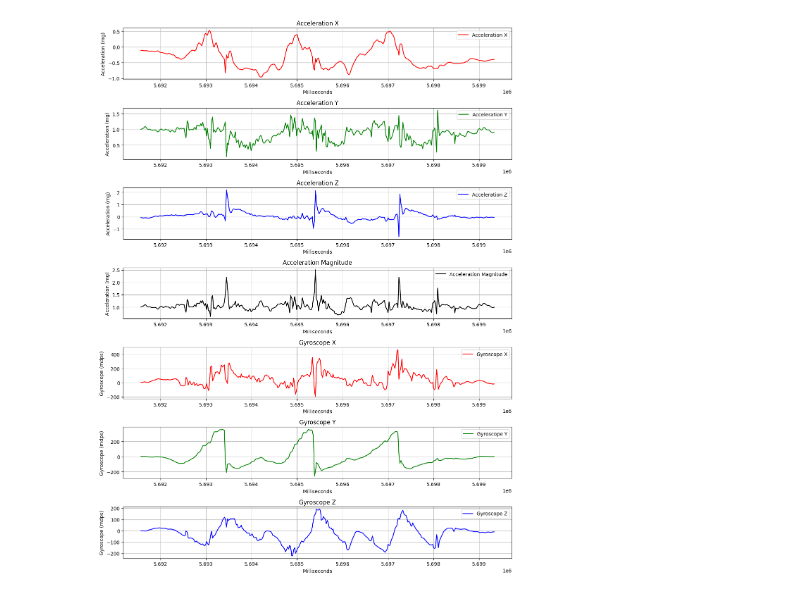
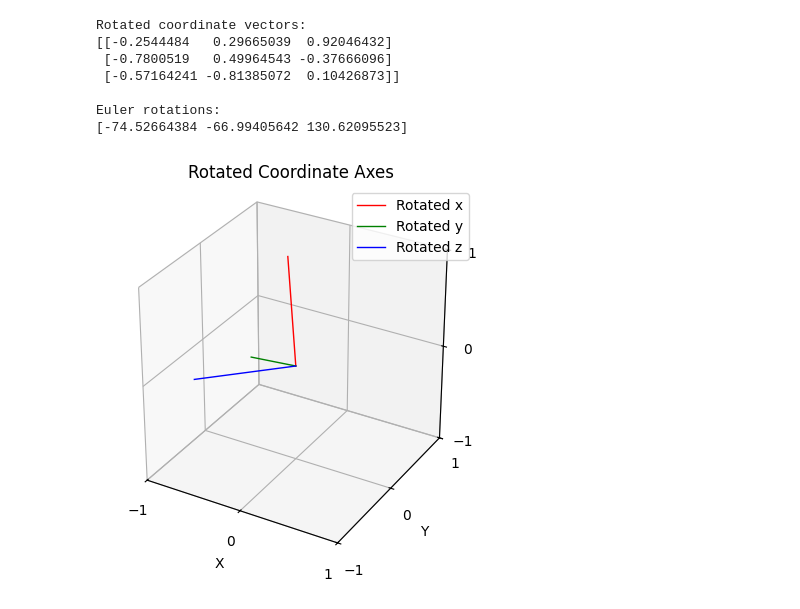
Before and after one commit to porubcinj/SmartSportsSensor, a Jupyter notebook: machine_learning/examples/visualization.ipynb, the cells around one changed output. Saved outputs shown, nothing was run; the diff lists cells and outputs as text; code cells hidden in the pictures.

```diff
--- a/machine_learning/examples/visualization.ipynb
+++ b/machine_learning/examples/visualization.ipynb
@@ -5 +13,47 @@ import numpy as np
+# %%
+seed = 42
+rng = np.random.default_rng(seed=seed)
+classifications = Classifications()
+# %%
+def display_rotation(rotation: R):
+    rotated_vectors = rotation.apply(np.identity(3))
+    print(f"Rotated coordinate vectors:\n{rotated_vectors}\n")
+    print(f"Euler rotations:\n{rotation.as_euler('xyz', degrees=True)}")
+
+    fig = plt.figure()
+    ax = fig.add_subplot(111, projection='3d')
+    colors = ['red', 'green', 'blue']
+    labels = ['Rotated x', 'Rotated y', 'Rotated z']
+    for i in range(3):
+        ax.plot(
+            [0, rotated_vectors[i, 0]],
+            [0, rotated_vectors[i, 1]],
+            [0, rotated_vectors[i, 2]],
+            color=colors[i], linewidth=1, label=labels[i]
+        )
+    ax.set_xlabel("X")
+    ax.set_ylabel("Y")
+    ax.set_zlabel("Z")
+    ax.set_xlim([-1, 1])
+    ax.set_ylim([-1, 1])
+    ax.set_zlim([-1, 1])
+    ax.set_xticks(np.arange(-1, 2, 1))
+    ax.set_yticks(np.arange(-1, 2, 1))
+    ax.set_zticks(np.arange(-1, 2, 1))
+    ax.set_box_aspect([1, 1, 1])
+    ax.set_title("Rotated Coordinate Axes")
+    ax.legend()
+    plt.show()
+# %%
+random_rotation = R.random(rng=rng)
+display_rotation(random_rotation)
+# %% [output]
+Rotated coordinate vectors:
+[[-0.2544484   0.29665039  0.92046432]
+ [-0.7800519   0.49964543 -0.37666096]
+ [-0.57164241 -0.81385072  0.10426873]]
+
+Euler rotations:
+[-74.52664384 -66.99405642 130.62095523]
+[figure, added]
 # %%
@@ -13,23 +67,0 @@ gyroscope_titles = ['Gyroscope X', 'Gyroscope Y', 'Gyroscope Z']
-# %%
-fig, axes = plt.subplots(7, 1, figsize=(12, 16))
-
-for i, (label, title) in enumerate(zip(acceleration_labels, acceleration_titles)):
-    axes[i].plot(df['ms'], df[label], label=title, color='rgbk'[i])
-    axes[i].set_title(title)
-    axes[i].set_xlabel('Milliseconds')
-    axes[i].set_ylabel('Acceleration (mg)' if i < 4 else 'Gyroscope (mdps)')
-    axes[i].legend()
-    axes[i].grid(True)
-
-for i, (label, title) in enumerate(zip(gyroscope_labels, gyroscope_titles), start=4):
-    axes[i].plot(df['ms'], df[label], label=title, color='rgb'[i-4])
-    axes[i].set_title(title)
-    axes[i].set_xlabel('Milliseconds')
-    axes[i].set_ylabel('Gyroscope (mdps)')
-    axes[i].legend()
-    axes[i].grid(True)
-
-plt.tight_layout()
-plt.show()
-# %% [output]
-[figure, removed]
```
Also changed, not shown: parts of 6 cells of this notebook, 5 other files.
